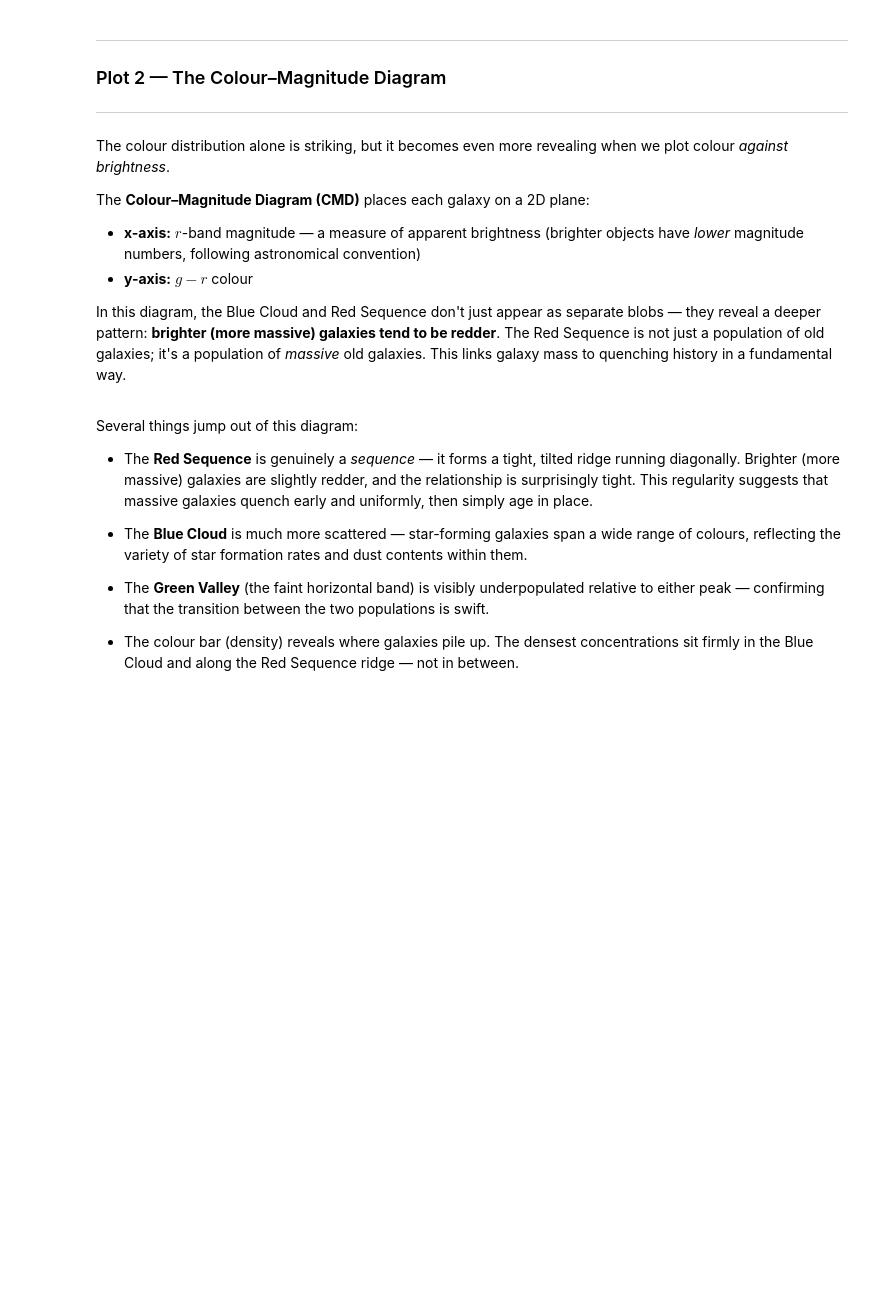
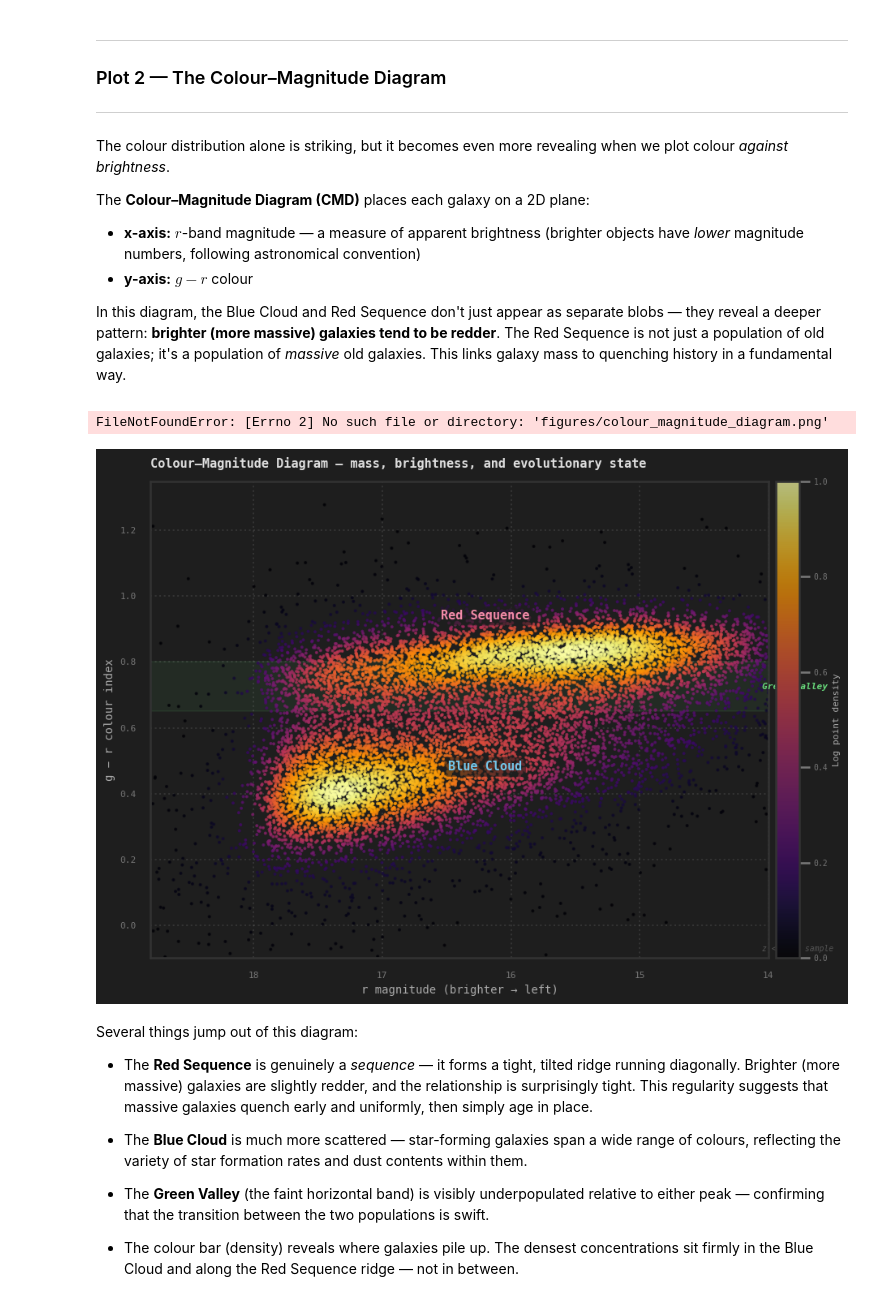
Before and after one commit to haylamyuen/Project-GATORS, a Jupyter notebook: 02_bimodality.ipynb, the cells around one changed output. Saved outputs shown, nothing was run; the diff lists cells and outputs as text; code cells hidden in the pictures; blank space fills up the shorter version.

```diff
--- a/02_bimodality.ipynb
+++ b/02_bimodality.ipynb
@@ -326,3 +406,64 @@ plt.show()
+# %%
+sample = galaxies_plot[(galaxies_plot["r"] > 14) & (galaxies_plot["r"] < 18.8)].copy()
+
+x = sample["r"].values
+y = sample["g_r"].values
+
+# Density colouring
+xy = np.vstack([x, y])
+density = gaussian_kde(xy)(xy)
+sort_idx = density.argsort()
+x, y, density = x[sort_idx], y[sort_idx], density[sort_idx]
+
+log_density = np.log1p(density)
+log_density = (log_density - log_density.min()) / (log_density.max() - log_density.min())
+
+gv_lo_cmd, gv_hi_cmd = 0.65, 0.80
+
+fig, ax = plt.subplots(figsize=(10, 7), facecolor="#1e1e1e")
+ax.set_facecolor("#1e1e1e")
+
+sc = ax.scatter(x, y, c=log_density, s=2, alpha=0.7,
+                cmap="inferno", rasterized=True)
+
+# Green valley band
+ax.axhspan(gv_lo_cmd, gv_hi_cmd, color="#69db7c", alpha=0.07, zorder=0)
+ax.text(14.05, (gv_lo_cmd + gv_hi_cmd) / 2, "Green Valley",
+        color="#69db7c", fontsize=8, fontweight="bold",
+        style="italic", va="center", ha="left")
+
+# Labels with a dark box behind them so they pop off the inferno colours
+label_props = dict(fontsize=11, fontweight="bold", ha="center",
+                   bbox=dict(boxstyle="round,pad=0.3", fc="#1e1e1e",
+                             ec="none", alpha=0.6))
+ax.text(16.2, 0.93, "Red Sequence", color="#f38ba8", **label_props)
+ax.text(16.2, 0.47, "Blue Cloud",   color="#74c7ec", **label_props)
+
+cbar = plt.colorbar(sc, ax=ax, pad=0.01)
+cbar.set_label("Log point density", color="#aaaaaa", fontsize=8)
+cbar.ax.yaxis.set_tick_params(color="#777777")
+plt.setp(cbar.ax.yaxis.get_ticklabels(), color="#777777", fontsize=7)
+cbar.outline.set_edgecolor("#333333")
+
+ax.set_xlabel("r magnitude (brighter → left)", color="#aaaaaa", fontsize=10)
+ax.set_ylabel("g − r colour index", color="#aaaaaa", fontsize=10)
+ax.set_title("Colour–Magnitude Diagram — mass, brightness, and evolutionary state",
+             color="#e0e0e0", fontsize=11, loc="left", pad=12)
+ax.set_xlim(18.8, 14.0)
+ax.set_ylim(-0.1, 1.35)
+ax.tick_params(colors="#777777", labelsize=8)
+ax.grid(True, linestyle=":", alpha=0.1, color="#ffffff")
+for spine in ax.spines.values(): spine.set_edgecolor("#333333")
+ax.text(14.05, -0.08, "z < 0.05 sample", color="#555555",
+        fontsize=7, ha="left", style="italic")
+
+plt.tight_layout()
+plt.savefig("figures/colour_magnitude_diagram.png", dpi=150,
+            bbox_inches="tight", facecolor="#1e1e1e")
+plt.show()
+# %% [output]
+FileNotFoundError: [Errno 2] No such file or directory: 'figures/colour_magnitude_diagram.png'
+[figure, added]
 # %% [markdown]
 <div style="width: 1200px">
 
```
Also changed, not shown: parts of 6 cells of this notebook, 3 other files.
